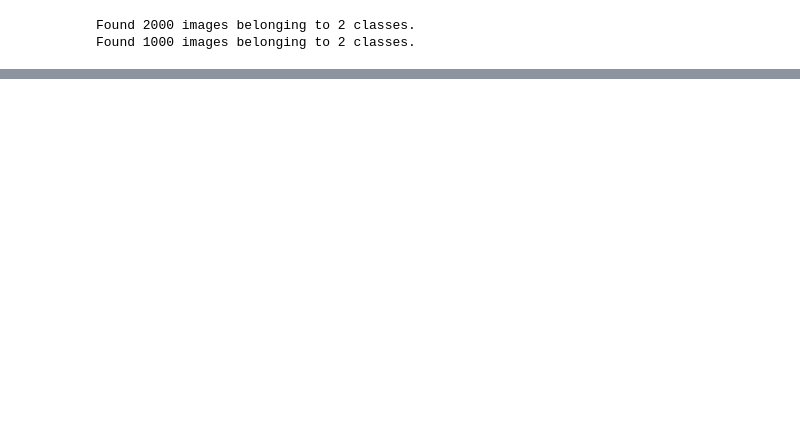
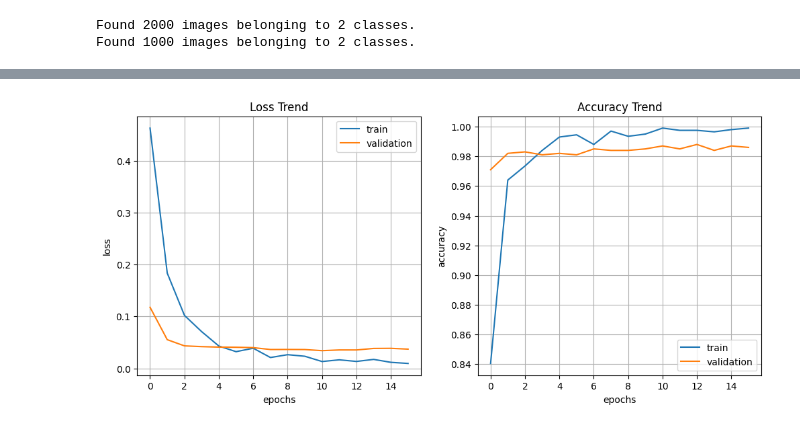
Before and after one commit to 9ghahg9/TF2.x_YouTube, a Jupyter notebook: TF_YouTube_26.ipynb, the cells around one changed output, grey strips where cells are left out. Drawn from its saved outputs; the diff is of its cells as text; code cells hidden in the pictures; blank space fills up the shorter version.

```diff
--- a/TF_YouTube_26.ipynb
+++ b/TF_YouTube_26.ipynb
@@ -19,7 +19,7 @@ base_model = Xception(weights='imagenet', include_top=False, input_shape=(IMG_WI
 model = Sequential([
     base_model,
     GlobalAveragePooling2D(),
-    Dense(64, activation='relu'),
+    Dense(16, activation='relu'),
     Dropout(0.25),
     Dense(2, activation='softmax')     # 정답은 'cat', 'dog' 2개이므로 출력층 노드는 2개
 ])
@@ -46,18 +46,18 @@ Trainable params: 20,938,218
 Non-trainable params: 54,528
 _________________________________________________________________
 # %%
-train_dir = './datafile/kagglecatsanddogs_5340/train'
-test_dir = './datafile/kagglecatsanddogs_5340/validation'
+train_dir = './datafile/cats_and_dogs-sample/cats_and_dogs_filtered/train'
+test_dir = './datafile/cats_and_dogs-sample/cats_and_dogs_filtered/validation'
 
 train_data_gen = ImageDataGenerator(rescale=1./255,
                                     rotation_range=10, width_shift_range=0.1,
                                     height_shift_range=0.1, shear_range=0.1, zoom_range=0.1)
 test_data_gen = ImageDataGenerator(rescale=1./255)
 # %%
-train_data = train_data_gen.flow_from_directory(train_dir, batch_size=16,
+train_data = train_data_gen.flow_from_directory(train_dir, batch_size=32,
                                                 color_mode='rgb', shuffle=True, class_mode='categorical',
                                                 target_size=(IMG_WIDTH, IMG_HEIGHT))
-test_data = test_data_gen.flow_from_directory(test_dir, batch_size=16,
+test_data = test_data_gen.flow_from_directory(test_dir, batch_size=32,
                                               color_mode='rgb', shuffle=True, class_mode='categorical',
                                               target_size=(IMG_WIDTH, IMG_HEIGHT))
 # %% [output]
@@ -87,7 +83,7 @@ model.compile(loss='categorical_crossentropy',
 from datetime import datetime
 from tensorflow.keras.callbacks import ModelCheckpoint, EarlyStopping
 
-save_file_name = './cats_and_dogs_filtered_Xception_Colab.h5'
+save_file_name = './cats_and_dogs_filtered_Xception.h5'
 
 checkpoint = ModelCheckpoint(save_file_name, monitor='val_loss',
                              verbose=2, save_best_only=True, mode='auto')
@@ -106,0 +113,26 @@ import matplotlib.pyplot as plt
+# %%
+import matplotlib.pyplot as plt
+
+plt.figure(figsize=(12, 5))
+
+plt.subplot(1, 2, 1)
+plt.title('Loss Trend')
+plt.xlabel('epochs')
+plt.ylabel('loss')
+plt.plot(hist.history['loss'], label='train')
+plt.plot(hist.history['val_loss'], label='validation')
+plt.legend(loc='best')
+plt.grid()
+
+plt.subplot(1, 2, 2)
+plt.title('Accuracy Trend')
+plt.xlabel('epochs')
+plt.ylabel('accuracy')
+plt.plot(hist.history['accuracy'], label='train')
+plt.plot(hist.history['val_accuracy'], label='validation')
+plt.legend(loc='best')
+plt.grid()
+
+plt.show()
+# %% [output]
+[figure, added]
```
Also changed, not shown: parts of 7 cells of this notebook, 8 other files.
